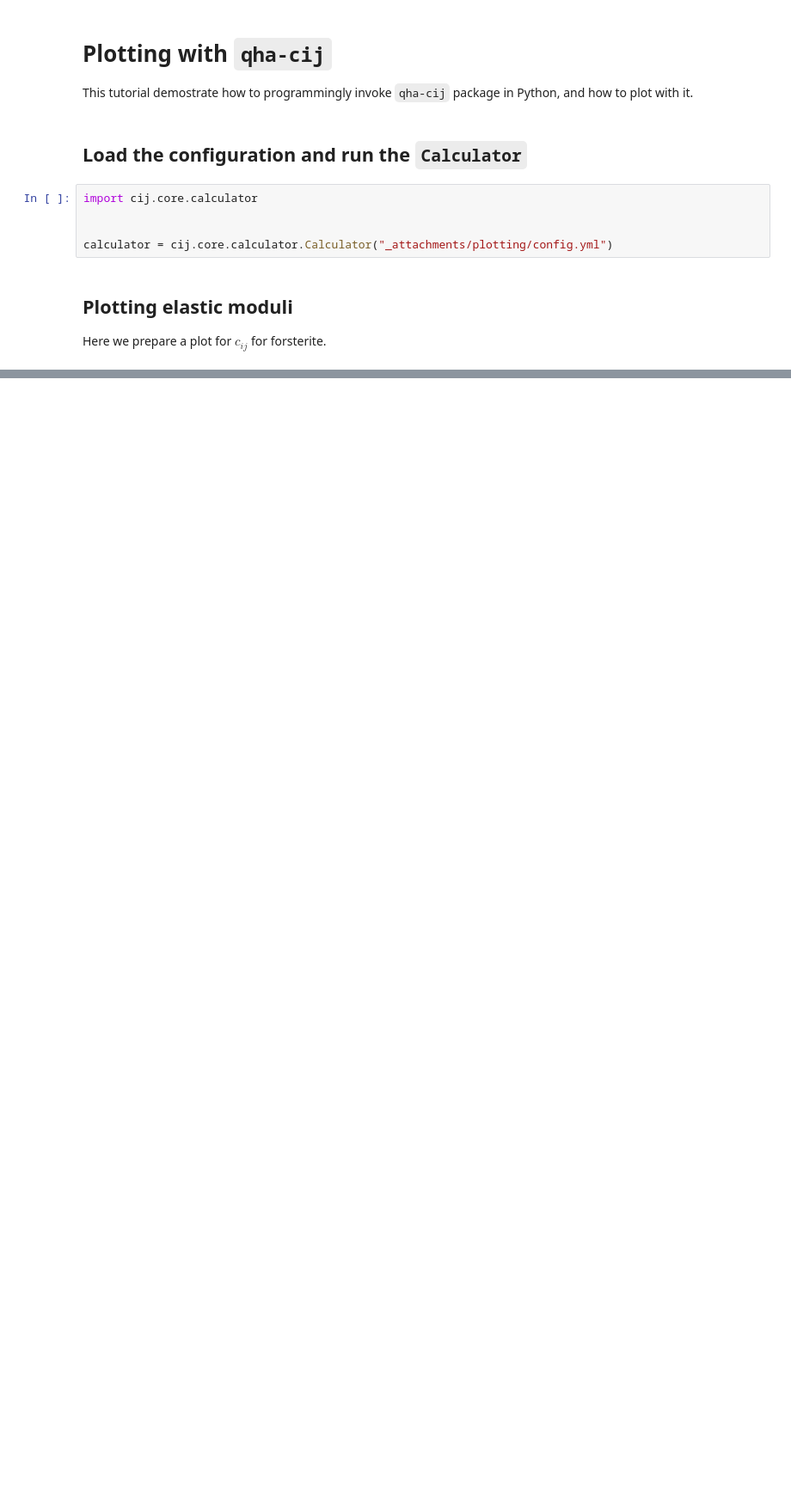
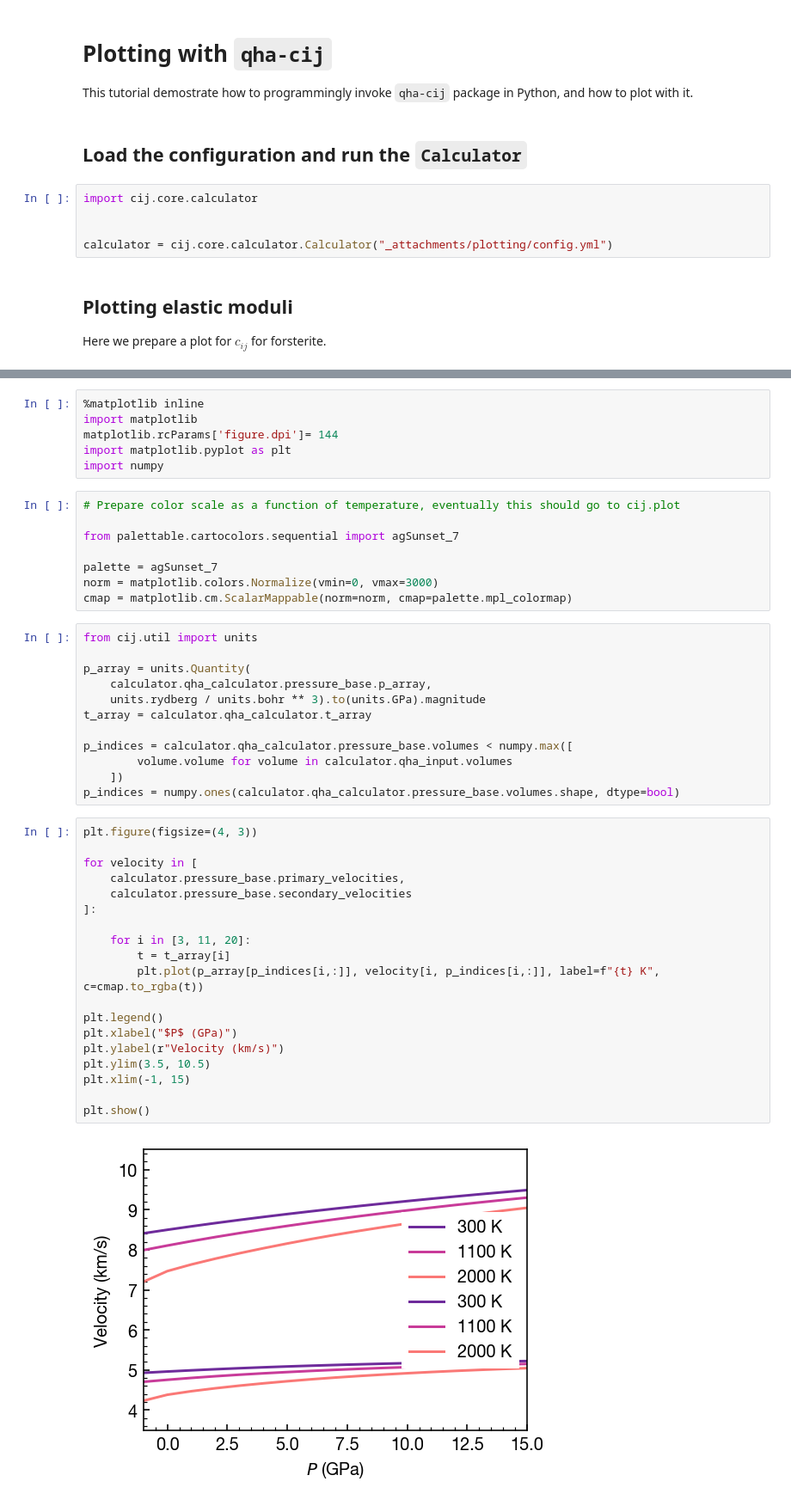
Before and after one commit to MineralsCloud/cij, a Jupyter notebook: docs/tutorial/plotting.ipynb, the cells around one changed output, grey strips where cells are left out. Shown at 86% size. Cells and saved outputs as stored; diff of their text form; blank space fills up the shorter version.

Commit message:
Updating the plotting tutorial

```diff
--- a/docs/tutorial/plotting.ipynb
+++ b/docs/tutorial/plotting.ipynb
@@ -22,0 +16,47 @@ plt.figure()
+# %%
+%matplotlib inline
+import matplotlib
+matplotlib.rcParams['figure.dpi']= 144
+import matplotlib.pyplot as plt
+import numpy
+# %%
+# Prepare color scale as a function of temperature, eventually this should go to cij.plot
+
+from palettable.cartocolors.sequential import agSunset_7
+
+palette = agSunset_7
+norm = matplotlib.colors.Normalize(vmin=0, vmax=3000)
+cmap = matplotlib.cm.ScalarMappable(norm=norm, cmap=palette.mpl_colormap)
+# %%
+from cij.util import units
+
+p_array = units.Quantity(
+    calculator.qha_calculator.pressure_base.p_array,
+    units.rydberg / units.bohr ** 3).to(units.GPa).magnitude
+t_array = calculator.qha_calculator.t_array
+
+p_indices = calculator.qha_calculator.pressure_base.volumes < numpy.max([
+        volume.volume for volume in calculator.qha_input.volumes
+    ])
+p_indices = numpy.ones(calculator.qha_calculator.pressure_base.volumes.shape, dtype=bool)
+# %%
+plt.figure(figsize=(4, 3))
+
+for velocity in [
+    calculator.pressure_base.primary_velocities,
+    calculator.pressure_base.secondary_velocities
+]:
+
+    for i in [3, 11, 20]:
+        t = t_array[i]
+        plt.plot(p_array[p_indices[i,:]], velocity[i, p_indices[i,:]], label=f"{t} K", c=cmap.to_rgba(t))
+
+plt.legend()
+plt.xlabel("$P$ (GPa)")
+plt.ylabel(r"Velocity (km/s)")
+plt.ylim(3.5, 10.5)
+plt.xlim(-1, 15)
+
+plt.show()
+# %% [output]
+[figure, added]
```
Also changed, not shown: parts of 2 cells of this notebook.
